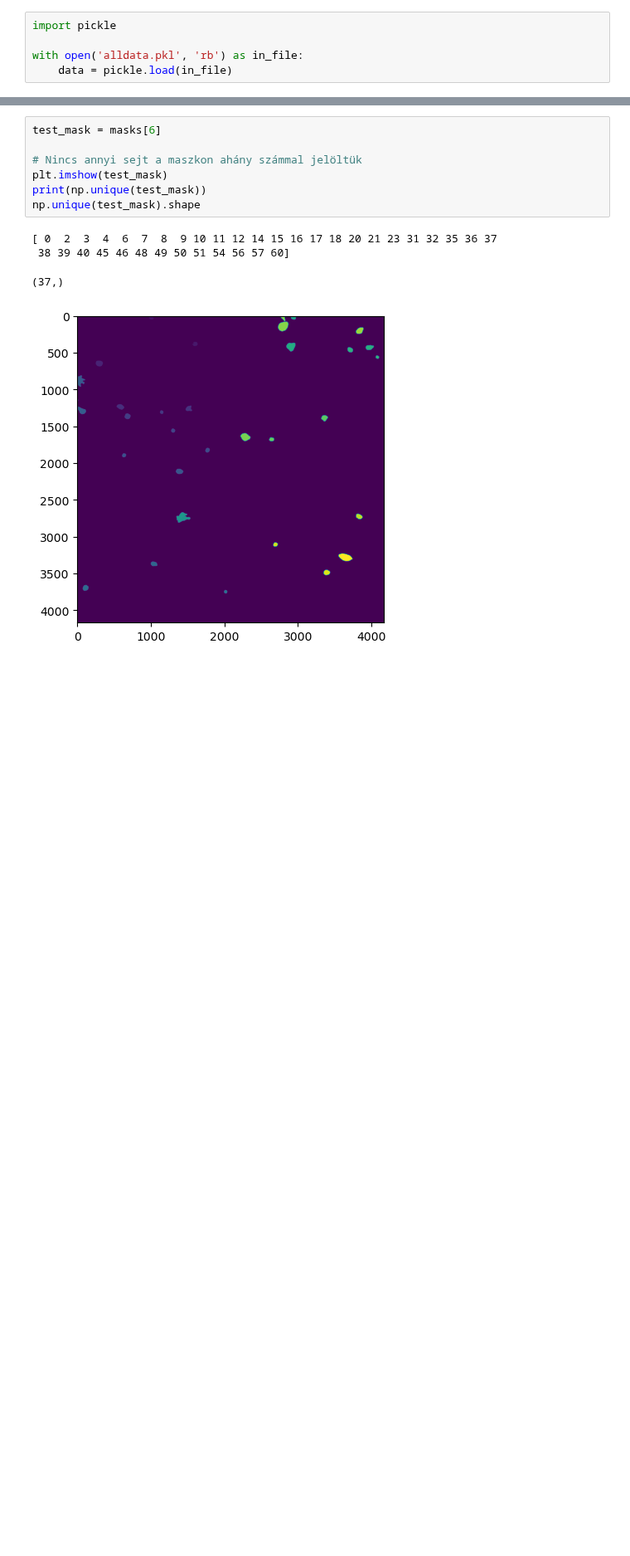
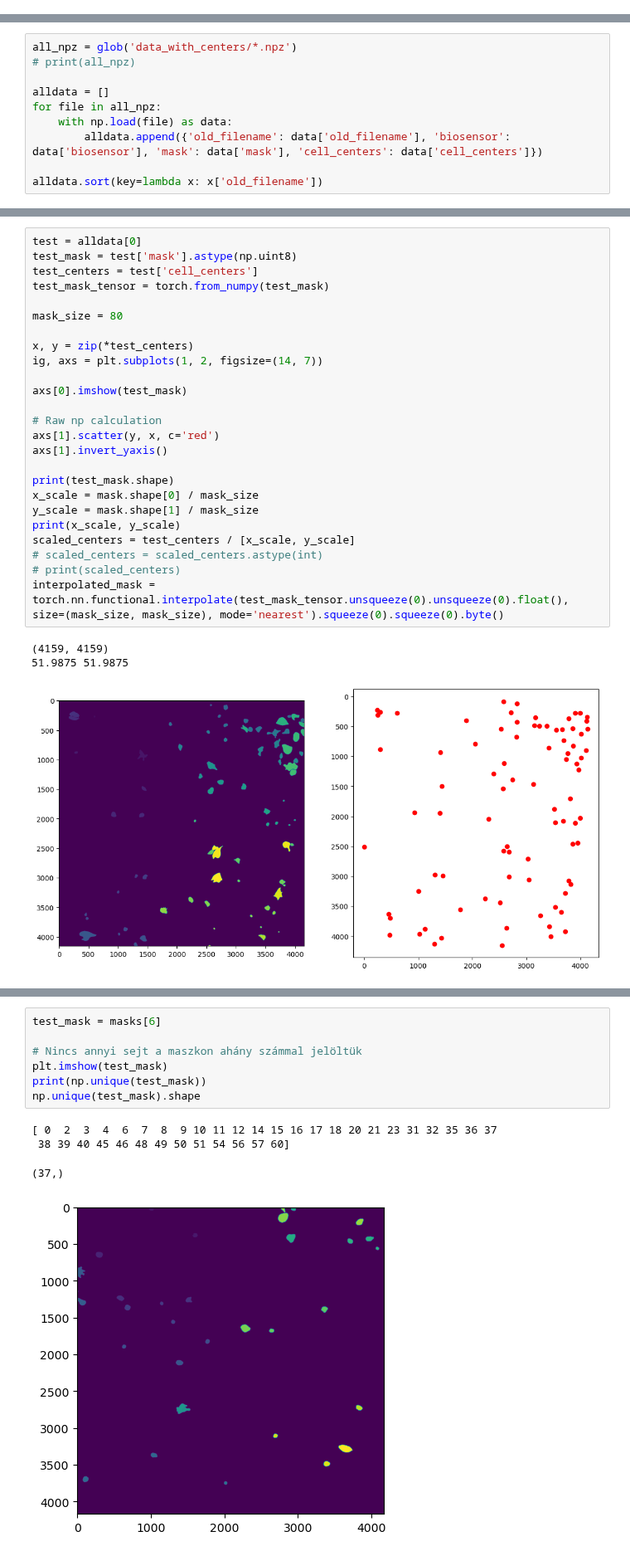
Before and after one commit to wittmajerd/U-Net-and-SRU-Net-segmentation, a Jupyter notebook: new.ipynb, the cells around one changed output, grey strips where cells are left out. Shown at 83% size. Saved outputs shown, nothing was run; the diff lists cells and outputs as text; blank space fills up the shorter version.

Commit message:
experimenting with the cell centers and interpolation

```diff
--- a/new.ipynb
+++ b/new.ipynb
@@ -15,5 +16,0 @@ torch.device('cuda' if torch.cuda.is_available() else 'cpu')
-# %%
-import pickle
-
-with open('alldata.pkl', 'rb') as in_file:
-    data = pickle.load(in_file)
@@ -26,0 +17,10 @@ for d in data:
+# %%
+all_npz = glob('data_with_centers/*.npz')
+# print(all_npz)
+
+alldata = []
+for file in all_npz:
+    with np.load(file) as data:
+        alldata.append({'old_filename': data['old_filename'], 'biosensor': data['biosensor'], 'mask': data['mask'], 'cell_centers': data['cell_centers']})
+
+alldata.sort(key=lambda x: x['old_filename'])
@@ -26,0 +56,29 @@ for d in data:
+# %%
+test = alldata[0]
+test_mask = test['mask'].astype(np.uint8)
+test_centers = test['cell_centers']
+test_mask_tensor = torch.from_numpy(test_mask)
+
+mask_size = 80
+
+x, y = zip(*test_centers)
+ig, axs = plt.subplots(1, 2, figsize=(14, 7))
+
+axs[0].imshow(test_mask)
+
+# Raw np calculation
+axs[1].scatter(y, x, c='red')
+axs[1].invert_yaxis()
+
+print(test_mask.shape)
+x_scale = mask.shape[0] / mask_size
+y_scale = mask.shape[1] / mask_size
+print(x_scale, y_scale)
+scaled_centers = test_centers / [x_scale, y_scale]
+# scaled_centers = scaled_centers.astype(int)
+# print(scaled_centers)
+interpolated_mask = torch.nn.functional.interpolate(test_mask_tensor.unsqueeze(0).unsqueeze(0).float(), size=(mask_size, mask_size), mode='nearest').squeeze(0).squeeze(0).byte()
+# %% [output]
+(4159, 4159)
+51.9875 51.9875
+[figure, added]
```
Also changed, not shown: parts of 22 cells of this notebook.
